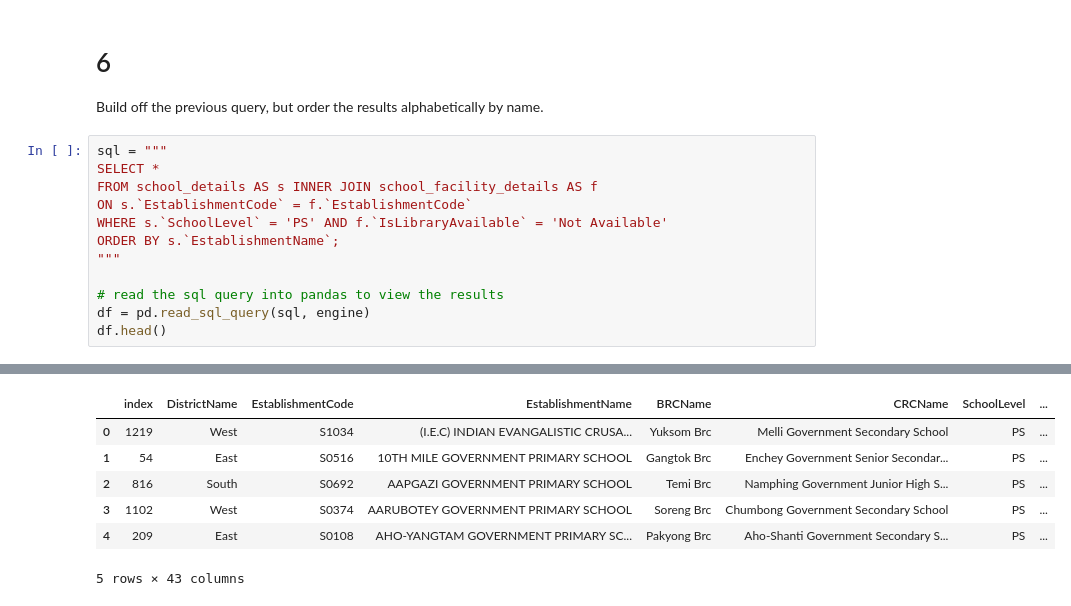
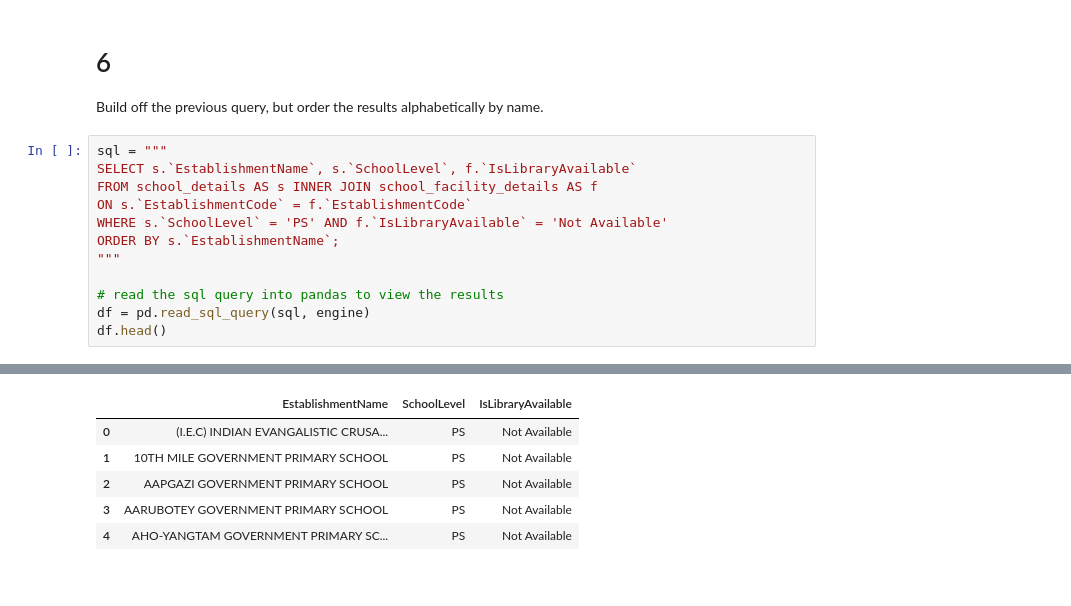
Before and after one commit to kellianneyang/sql, a Jupyter notebook: SQL Exercise 2.ipynb, the cells around one changed output, grey strips where cells are left out. Saved outputs shown, nothing was run; the diff lists cells and outputs as text.

```diff
--- a/SQL Exercise 2.ipynb
+++ b/SQL Exercise 2.ipynb
@@ -250,7 +231,7 @@ WHERE s.`SchoolLevel` = 'PS' AND f.`IsLibraryAvailable` = 'Not Available';
 Build off the previous query, but order the results alphabetically by name.
 # %%
 sql = """
-SELECT *
+SELECT s.`EstablishmentName`, s.`SchoolLevel`, f.`IsLibraryAvailable`
 FROM school_details AS s INNER JOIN school_facility_details AS f
 ON s.`EstablishmentCode` = f.`EstablishmentCode`
 WHERE s.`SchoolLevel` = 'PS' AND f.`IsLibraryAvailable` = 'Not Available'
@@ -272,7 +253,6 @@ ORDER BY s.`EstablishmentName`;
-|  | index | DistrictName | EstablishmentCode | EstablishmentName | BRCName | CRCName | SchoolLevel | ... |
-| 0 | 1219 | West | S1034 | (I.E.C) INDIAN EVANGALISTIC CRUSA... | Yuksom Brc | Melli Government Secondary School | PS | ... |
-| 1 | 54 | East | S0516 | 10TH MILE GOVERNMENT PRIMARY SCHOOL | Gangtok Brc | Enchey Government Senior Secondar... | PS | ... |
-| 2 | 816 | South | S0692 | AAPGAZI GOVERNMENT PRIMARY SCHOOL | Temi Brc | Namphing Government Junior High S... | PS | ... |
-| 3 | 1102 | West | S0374 | AARUBOTEY GOVERNMENT PRIMARY SCHOOL | Soreng Brc | Chumbong Government Secondary School | PS | ... |
-| 4 | 209 | East | S0108 | AHO-YANGTAM GOVERNMENT PRIMARY SC... | Pakyong Brc | Aho-Shanti Government Secondary S... | PS | ... |
+|  | EstablishmentName | SchoolLevel | IsLibraryAvailable |
+| 0 | (I.E.C) INDIAN EVANGALISTIC CRUSA... | PS | Not Available |
+| 1 | 10TH MILE GOVERNMENT PRIMARY SCHOOL | PS | Not Available |
+| 2 | AAPGAZI GOVERNMENT PRIMARY SCHOOL | PS | Not Available |
+| 3 | AARUBOTEY GOVERNMENT PRIMARY SCHOOL | PS | Not Available |
+| 4 | AHO-YANGTAM GOVERNMENT PRIMARY SC... | PS | Not Available |
-5 rows × 43 columns
```
Also changed, not shown: parts of 7 cells of this notebook.
